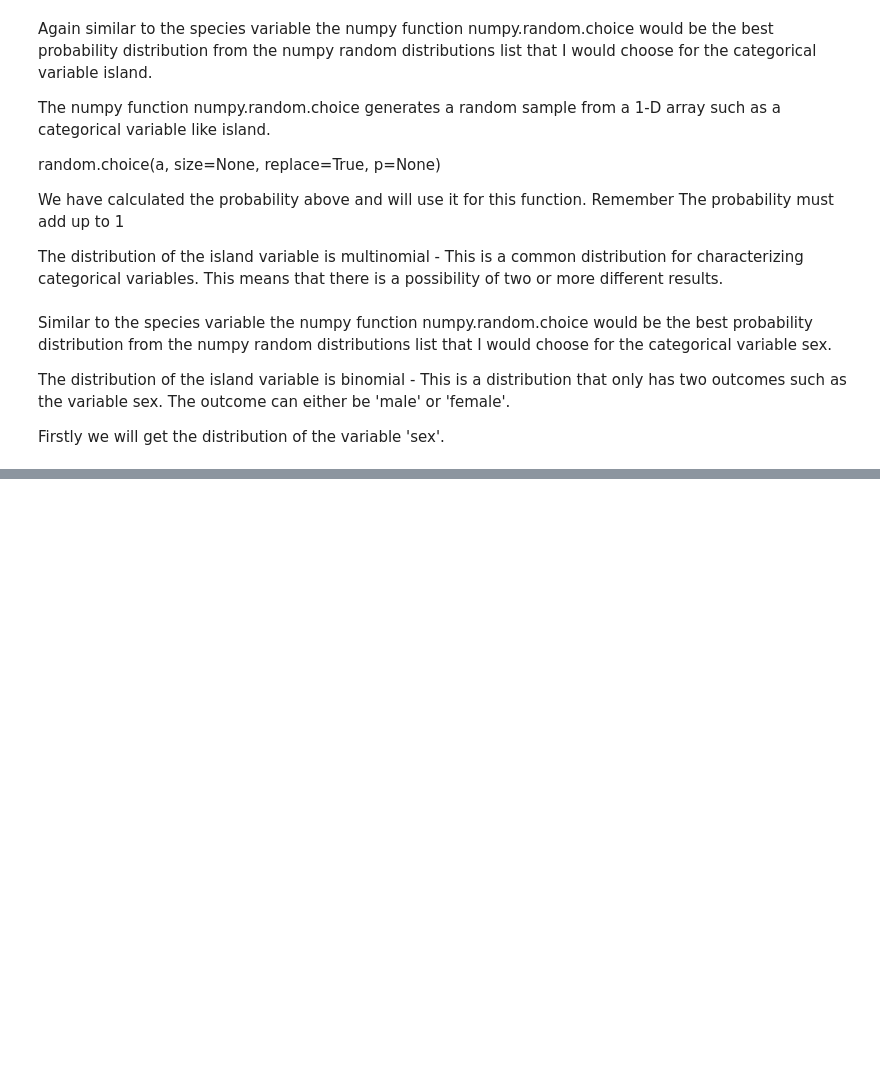
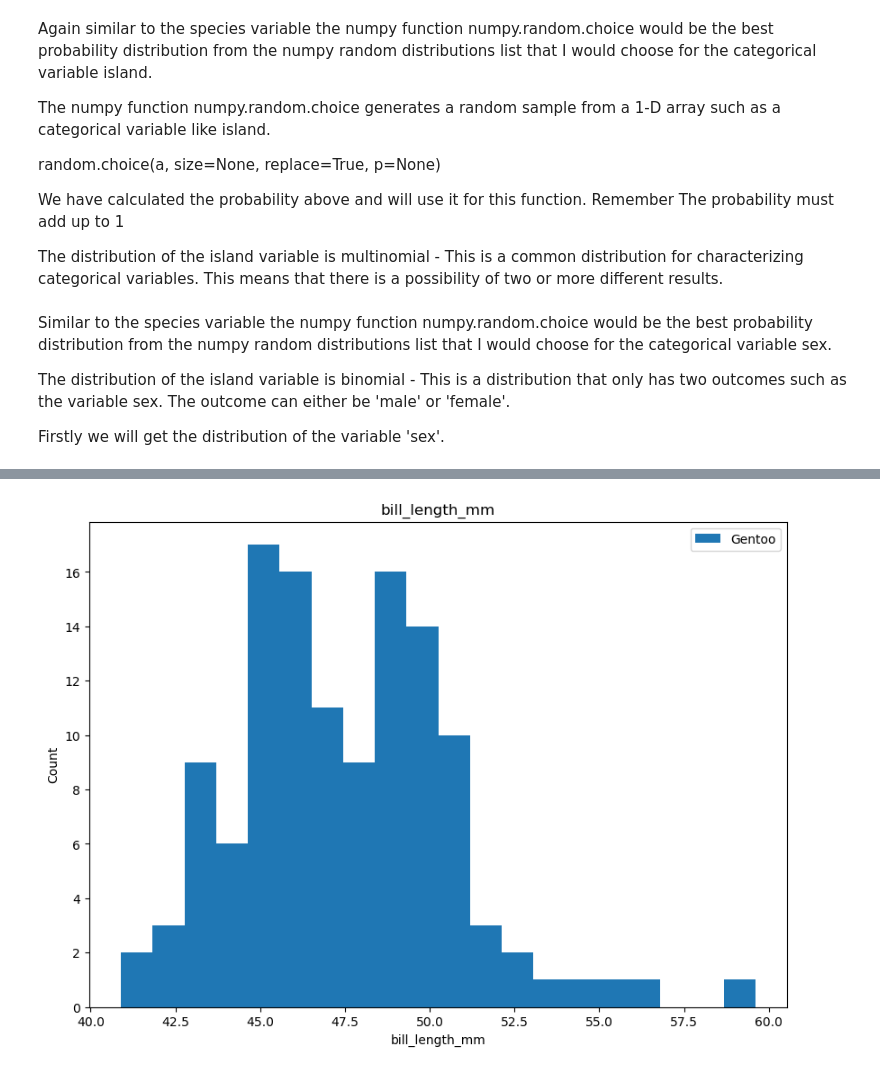
Before and after one commit to AudeAllen/Fundamentals-of-Data-Analysis---Tasks-and-Project, a Jupyter notebook: tasks.ipynb, the cells around one changed output, grey strips where cells are left out. Cells and saved outputs as stored; diff of their text form; code cells hidden in the pictures; blank space fills up the shorter version.

```diff
--- a/tasks.ipynb
+++ b/tasks.ipynb
@@ -394,0 +386,22 @@ array(['Male', 'Female', 'Female', 'Male', 'Male', 'Male', 'Male',
+# %%
+#billlength
+import pandas as pd
+import matplotlib.pyplot as plt
+
+penguins  = pd.read_csv('penguins.csv')
+
+plt.figure(figsize = (10, 7))
+x =[penguins.bill_length_mm[penguins.species==sp_name] for sp_name in ['Gentoo']]
+plt.hist(x,20, histtype='bar', stacked=True)
+plt.legend(['Gentoo'])
+plt.title("bill_length_mm")
+plt.xlabel("bill_length_mm")
+plt.ylabel("Count")
+plt.savefig('bill_length_mm.png') # Save to PNG file
+plt.show()
+
+# We can tell from the distribution on the bill ength that the distribution is not normal. i.e. it is not symetrical or in a
+# bell curve shape. I can see there are outliers on the right hand side of the histogram which leads me to think that the data is
+# skewed. It is a right skewed distribution as the tail is on the right hand side.
+# %% [output]
+[figure, added]
```
Also changed, not shown: parts of 3 cells of this notebook, 2 other files.
